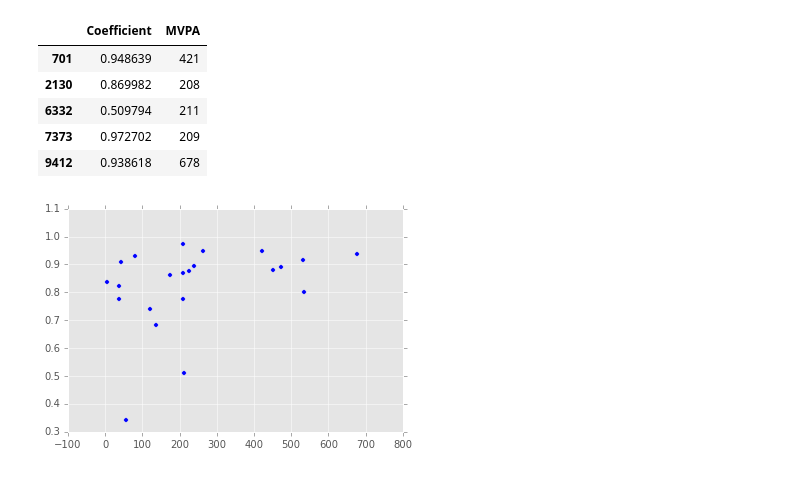
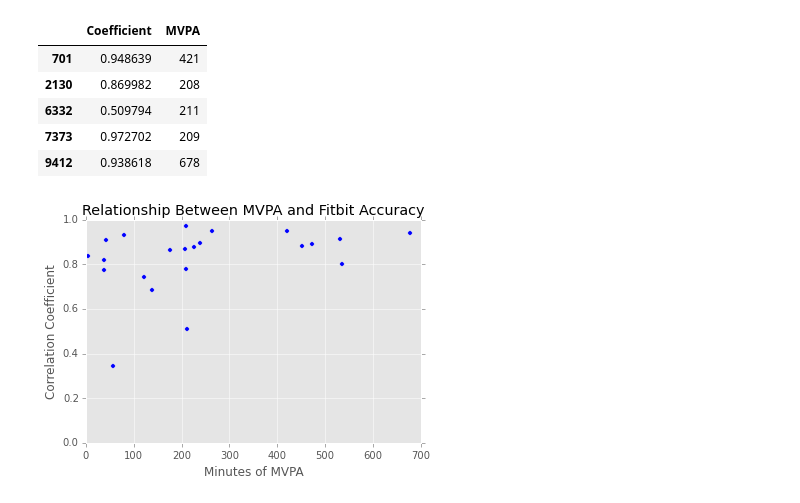
Before and after one commit to mpera/MIDS, a Jupyter notebook: MIDS .ipynb, the cells around one changed output. Cells and saved outputs as stored; diff of their text form; code cells hidden in the pictures.

```diff
--- a/MIDS .ipynb
+++ b/MIDS .ipynb
@@ -195,14 +257,16 @@ comparison_data.head()
 | 6332 | 0.509794 | 211 |
 | 7373 | 0.972702 | 209 |
 | 9412 | 0.938618 | 678 |
-# %%
-x = comparison_data.Coefficient.values
-y = comparison_data.MVPA.values
-
-plt.scatter(y, x)
-plt.xlabel('Correlation Coefficient')
-plt.ylabel('Frequency')
-plt.title('Distribution of Correlation Coefficients')
-plt.show()
-# %% [output]
-[figure, removed]
+# %%
+x = comparison_data.MVPA.values
+y = comparison_data.Coefficient.values
+
+plt.scatter(x,y)
+plt.title('Relationship Between MVPA and Fitbit Accuracy')
+plt.xlabel('Minutes of MVPA')
+plt.ylabel('Correlation Coefficient')
+plt.xlim(0, 700)
+plt.ylim(0, 1.0)
+plt.show()
+# %% [output]
+[figure, added]
```
Also changed, not shown: parts of 6 cells of this notebook.
